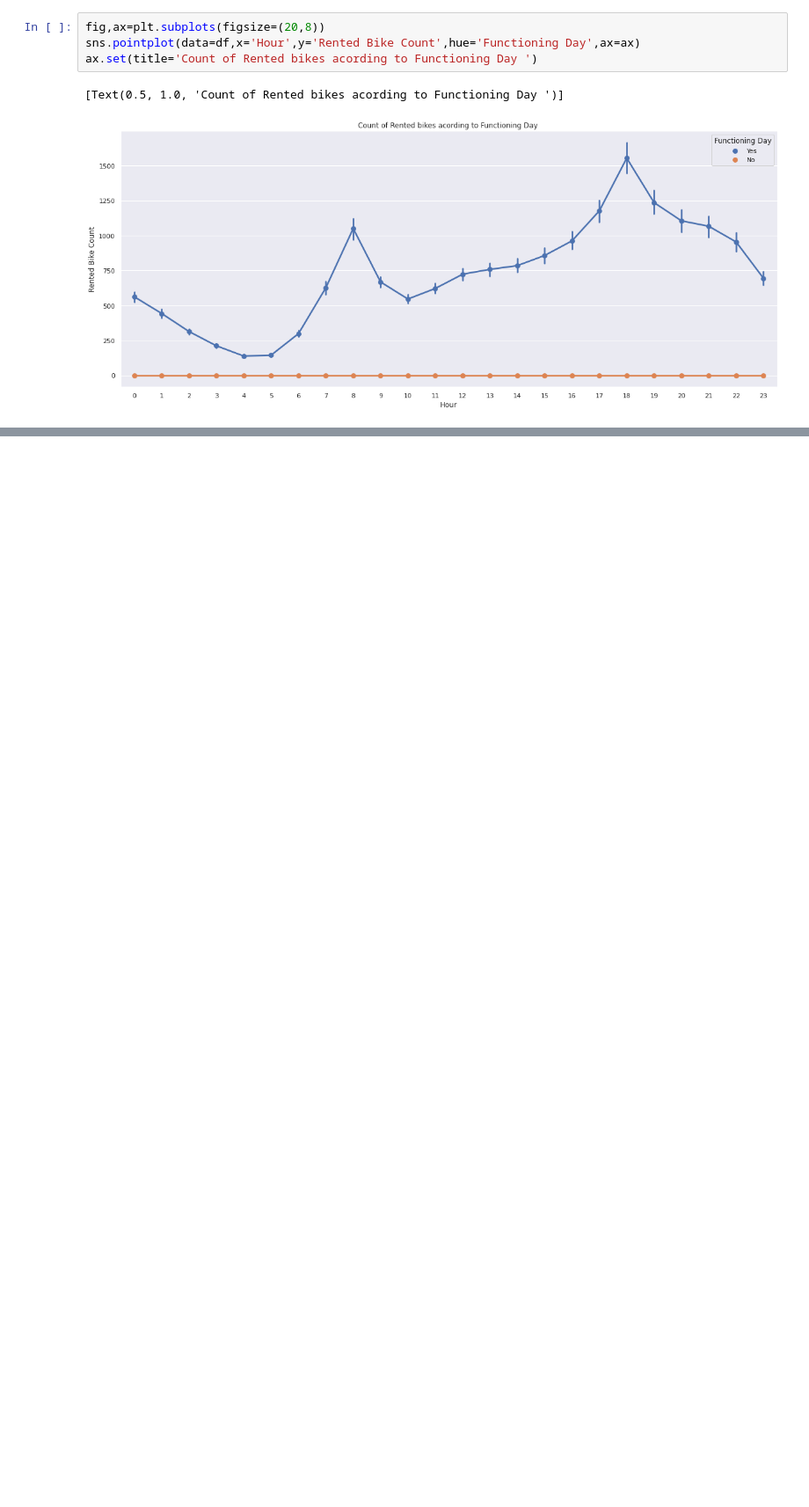
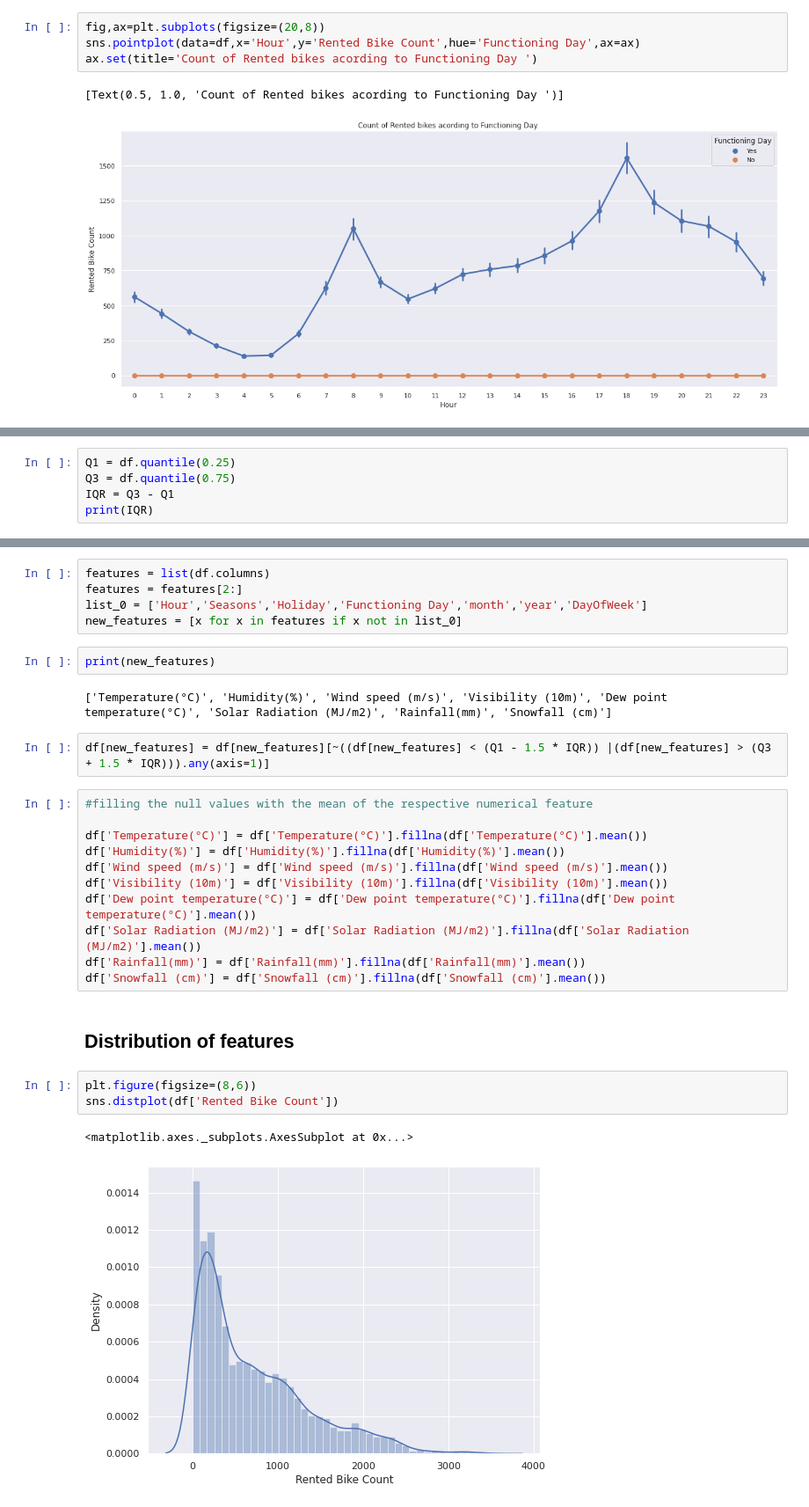
Before and after one commit to KirteshVerma/Bike-Sharing-Demand, a Jupyter notebook: Kirtesh_Bike_Sharing_Demand_Prediction_Capstone_Project.ipynb, the cells around one changed output, grey strips where cells are left out. Shown: that part at 88% size. Drawn from its saved outputs; the diff is of its cells as text; blank space fills up the shorter version.

```diff
--- a/Kirtesh_Bike_Sharing_Demand_Prediction_Capstone_Project.ipynb
+++ b/Kirtesh_Bike_Sharing_Demand_Prediction_Capstone_Project.ipynb
@@ -193,0 +204,5 @@ ax.set(title='Count of Rented bikes acording to Functioning Day ')
+# %%
+Q1 = df.quantile(0.25)
+Q3 = df.quantile(0.75)
+IQR = Q3 - Q1
+print(IQR)
@@ -193,0 +222,30 @@ ax.set(title='Count of Rented bikes acording to Functioning Day ')
+# %%
+features = list(df.columns)
+features = features[2:]
+list_0 = ['Hour','Seasons','Holiday','Functioning Day','month','year','DayOfWeek']
+new_features = [x for x in features if x not in list_0]
+# %%
+print(new_features)
+# %% [output]
+['Temperature(°C)', 'Humidity(%)', 'Wind speed (m/s)', 'Visibility (10m)', 'Dew point temperature(°C)', 'Solar Radiation (MJ/m2)', 'Rainfall(mm)', 'Snowfall (cm)']
+# %%
+df[new_features] = df[new_features][~((df[new_features] < (Q1 - 1.5 * IQR)) |(df[new_features] > (Q3 + 1.5 * IQR))).any(axis=1)]
+# %%
+#filling the null values with the mean of the respective numerical feature
+
+df['Temperature(°C)'] = df['Temperature(°C)'].fillna(df['Temperature(°C)'].mean())
+df['Humidity(%)'] = df['Humidity(%)'].fillna(df['Humidity(%)'].mean())
+df['Wind speed (m/s)'] = df['Wind speed (m/s)'].fillna(df['Wind speed (m/s)'].mean())
+df['Visibility (10m)'] = df['Visibility (10m)'].fillna(df['Visibility (10m)'].mean())
+df['Dew point temperature(°C)'] = df['Dew point temperature(°C)'].fillna(df['Dew point temperature(°C)'].mean())
+df['Solar Radiation (MJ/m2)'] = df['Solar Radiation (MJ/m2)'].fillna(df['Solar Radiation (MJ/m2)'].mean())
+df['Rainfall(mm)'] = df['Rainfall(mm)'].fillna(df['Rainfall(mm)'].mean())
+df['Snowfall (cm)'] = df['Snowfall (cm)'].fillna(df['Snowfall (cm)'].mean())
+# %% [markdown]
+## Distribution of features
+# %%
+plt.figure(figsize=(8,6))
+sns.distplot(df['Rented Bike Count'])
+# %% [output]
+<matplotlib.axes._subplots.AxesSubplot at 0x...>
+[figure, added]
```
Also changed, not shown: parts of 4 cells of this notebook.
